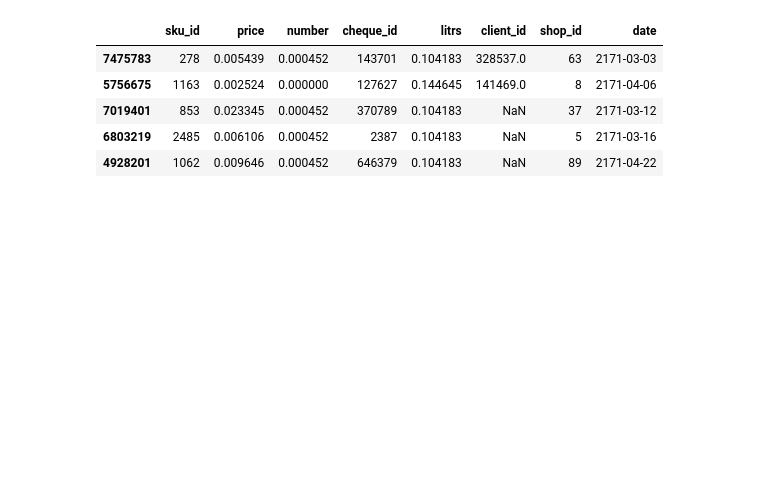
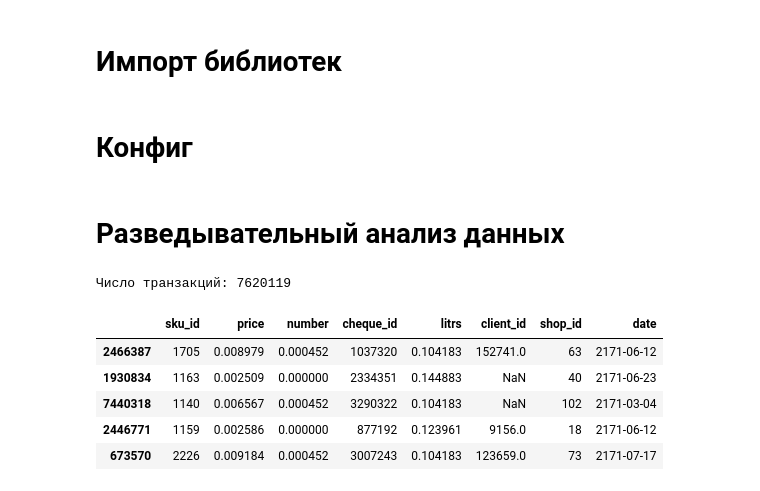
Before and after one commit to estifal/gpn-cup, a Jupyter notebook: main.ipynb, the cells around one changed output. Saved outputs shown, nothing was run; the diff lists cells and outputs as text; code cells hidden in the pictures; blank space fills up the shorter version.

```diff
--- a/main.ipynb
+++ b/main.ipynb
@@ -1 +1,3 @@
+# %% [markdown]
+# Импорт библиотек
 # %%
@@ -7,10 +15,29 @@ import seaborn as sns
+# %% [markdown]
+# Конфиг
+# %%
+with open('config.yaml') as f:
+    config = yaml.load(f, Loader=yaml.FullLoader)
+
+path_to_data = config['path_to_data']
+seed = config['random_state']
+
+%config InlineBackend.figure_formats = config['backend_figure_formats']
+random.seed(seed)
+np.random.seed(seed)
+# pd.set_option('display.precision', config['display_precision'])
+# %% [markdown]
+# Разведывательный анализ данных
 # %%
-transactions = pd.read_parquet('transactions.parquet')
-transactions.sample(5)
+transactions = pd.read_parquet(f'{path_to_data}transactions.parquet')
+print('Число транзакций:', len(transactions))
+
+# Беру sample, а не head/tail, чтобы порядок данных не исказил представление о них
+transactions.sample(5, random_state=seed)
 # %% [output]
+Число транзакций: 7620119
 |  | sku_id | price | number | cheque_id | litrs | client_id | shop_id | date |
-| 7475783 | 278 | 0.005439 | 0.000452 | 143701 | 0.104183 | 328537.0 | 63 | 2171-03-03 |
-| 5756675 | 1163 | 0.002524 | 0.000000 | 127627 | 0.144645 | 141469.0 | 8 | 2171-04-06 |
-| 7019401 | 853 | 0.023345 | 0.000452 | 370789 | 0.104183 | NaN | 37 | 2171-03-12 |
-| 6803219 | 2485 | 0.006106 | 0.000452 | 2387 | 0.104183 | NaN | 5 | 2171-03-16 |
-| 4928201 | 1062 | 0.009646 | 0.000452 | 646379 | 0.104183 | NaN | 89 | 2171-04-22 |
+| 2466387 | 1705 | 0.008979 | 0.000452 | 1037320 | 0.104183 | 152741.0 | 63 | 2171-06-12 |
+| 1930834 | 1163 | 0.002509 | 0.000000 | 2334351 | 0.144883 | NaN | 40 | 2171-06-23 |
+| 7440318 | 1140 | 0.006567 | 0.000452 | 3290322 | 0.104183 | NaN | 102 | 2171-03-04 |
+| 2446771 | 1159 | 0.002586 | 0.000000 | 877192 | 0.123961 | 9156.0 | 18 | 2171-06-12 |
+| 673570 | 2226 | 0.009184 | 0.000452 | 3007243 | 0.104183 | 123659.0 | 73 | 2171-07-17 |
```
Also changed, not shown: parts of 32 cells of this notebook.
